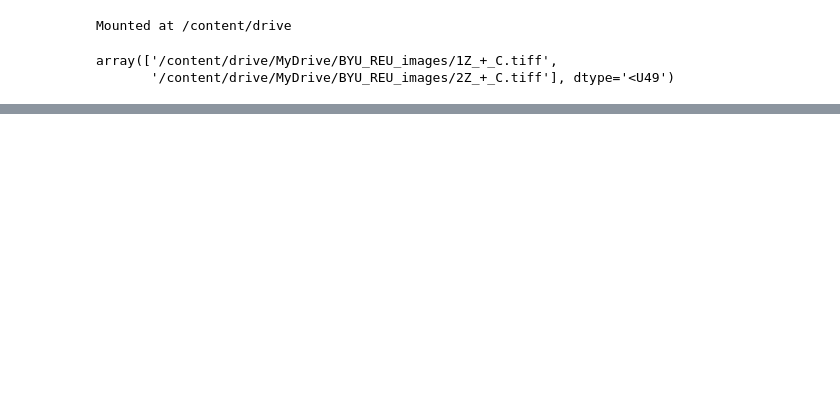
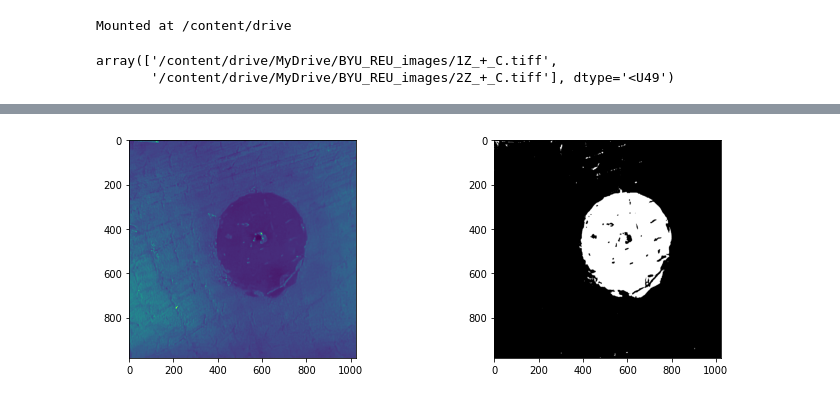
Before and after one commit to lmkelly16/BYU-REU-2022, a Jupyter notebook: ZOI_+_C.ipynb, the cells around one changed output, grey strips where cells are left out. Cells and saved outputs as stored; diff of their text form; code cells hidden in the pictures; blank space fills up the shorter version.

```diff
--- a/ZOI_+_C.ipynb
+++ b/ZOI_+_C.ipynb
@@ -34,0 +60,14 @@ array(['/content/drive/MyDrive/BYU_REU_images/1Z_+_C.tiff',
+# %%
+''' Thresholding '''
+# Threshold value, as obtained by eye
+im_thresh = 40
+
+# Generate thresholded image
+im_bw = cim < im_thresh
+
+# plot orginal and thresholded next to each other
+fig, ax = plt.subplots(1, 2, figsize=(12,4))
+ax[0].imshow(cim)
+ax[1].imshow(im_bw, cmap=plt.cm.gray);
+# %% [output]
+[figure, added]
```
Also changed, not shown: parts of 14 cells of this notebook.
